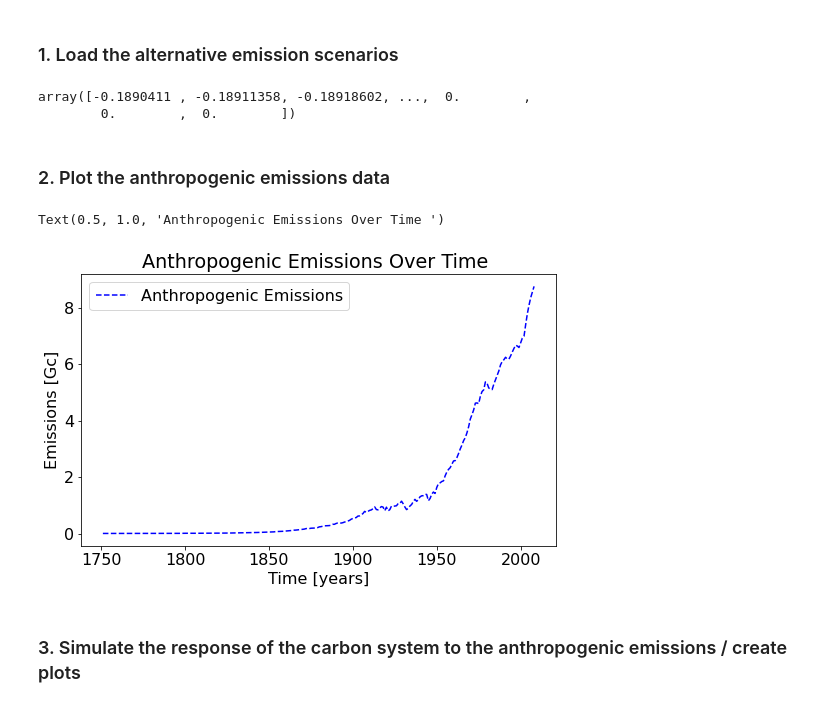
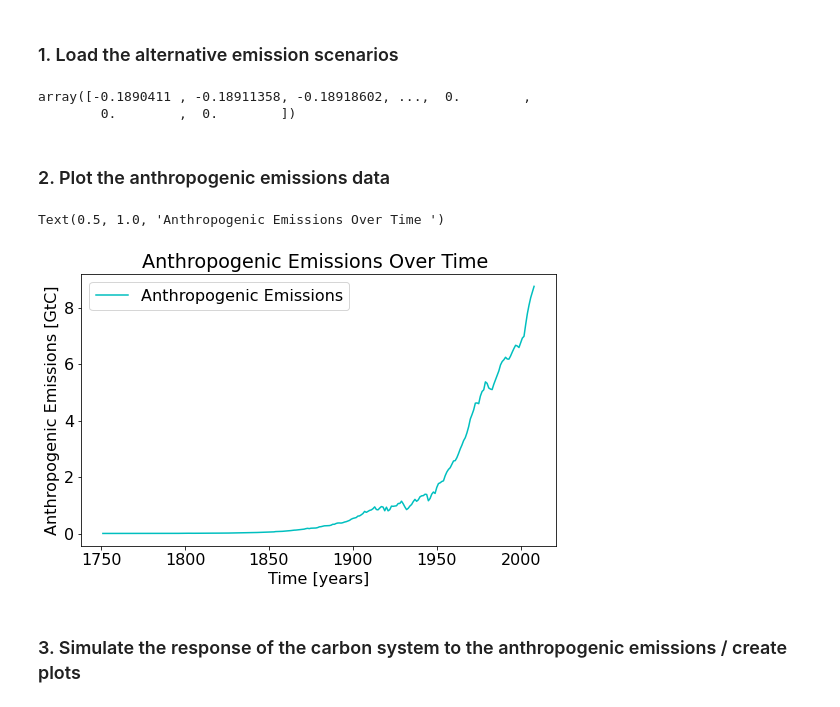
Before and after one commit to samanthataylor1/GEOS-518, a Jupyter notebook: mod02-CarbonModel-Assignment.ipynb, the cells around one changed output. Cells and saved outputs as stored; diff of their text form; code cells hidden in the pictures.

```diff
--- a/mod02-CarbonModel-Assignment.ipynb
+++ b/mod02-CarbonModel-Assignment.ipynb
@@ -117,39 +121,41 @@ __Problem B: Examine impacts of human emissions__
 ## Problem B: Examine impacts of human emissions
 # %% [markdown]
 ### 1. Load the alternative emission scenarios
-# %%
-historical_emissions_file = 'AnthropogenicEmissions.1751_2008.csv'
-data = np.loadtxt(historical_emissions_file, delimiter=',', skiprows=1)
-# Read this documentation to understand what this command does:
-#    https://numpy.org/doc/stable/reference/generated/numpy.loadtxt.html
-year = data[:,0]
-cflux = data[:,1]
-
-cflux_t = np.interp(t, year, cflux)
-# Read this documentation to understand what this command does:
-#    https://numpy.org/doc/stable/reference/generated/numpy.interp.html
-
-np.diff(M1)
-# Read this documentation to understand what this command does:
-#    https://numpy.org/doc/stable/reference/generated/numpy.diff.html
-# %% [output]
-array([-0.1890411 , -0.18911358, -0.18918602, ...,  0.        ,
-        0.        ,  0.        ])
+# %%
+historical_emissions_file = 'AnthropogenicEmissions.1751_2008.csv' # data
+data = np.loadtxt(historical_emissions_file, delimiter=',', skiprows=1) # historical_emissions_file = file name to be read
+                                                                        # delimiter = string used to separate values
+                                                                        # skiprows = skip the first row of the data file
+
+
+year = data[:,0] # calls year data (1st column) from AnthropogenicEmissions.1751_2008 csv file
+cflux = data[:,1]# calls emissions data (2nd column) from AnthropogenicEmissions.1751_2008 csv file
+
+cflux_t = np.interp(t, year, cflux) # returns 1D piecewise linear interpolation for t data points
+                                    # t = x coordinates at which to evaluate interpolated values at
+                                    # year = x coordinates of the data points
+                                    # cflux = y coordinates of the data points
+
+np.diff(M1) # calculate the n-th discrete difference along the given axis for M1
+# %% [output]
+array([-0.1890411 , -0.18911358, -0.18918602, ...,  0.        ,
+        0.        ,  0.        ])
 # %% [markdown]
 ### 2. Plot the anthropogenic emissions data
 # %%
 plt.figure(figsize=(8.5,11)) # 8.5" wide by 11" tall new figure
 plt.rcParams.update({'font.size': 16}) # sets all font size for figures to 16
 
 plt.subplot(2,1,1)
-plt.plot(year,cflux,'b--', label='Anthropogenic Emissions')
+plt.plot(year,cflux,'c-', label='Anthropogenic Emissions')
 plt.xlabel('Time [years]')
-plt.ylabel('Emissions [Gc]')
+plt.ylabel('Anthropogenic Emissions [GtC]')
 plt.legend()
-plt.title('Anthropogenic Emissions Over Time ') # plot title
+
+plt.title('Anthropogenic Emissions Over Time ')
 # %% [output]
 Text(0.5, 1.0, 'Anthropogenic Emissions Over Time ')
-[figure, old version]
+[figure, new version]
 # %% [markdown]
 ### 3. Simulate the response of the carbon system to the anthropogenic emissions / create plots
 # %%
```
Also changed, not shown: parts of 9 cells of this notebook.
